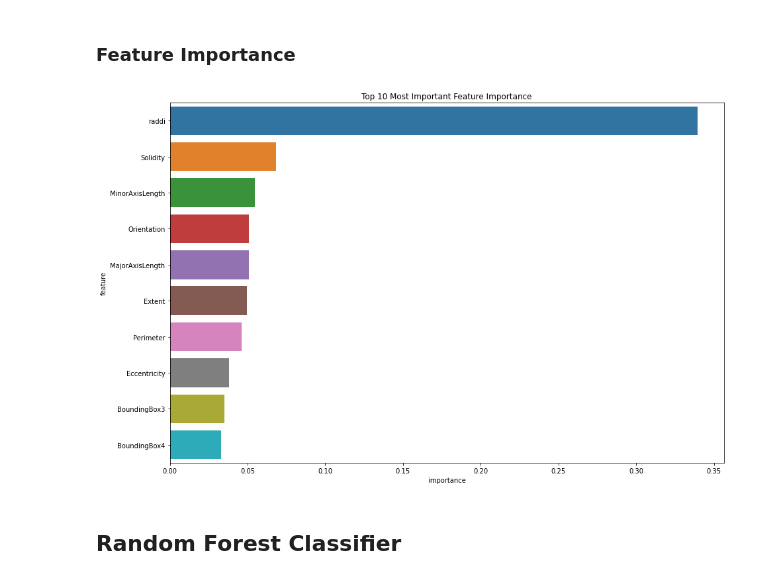
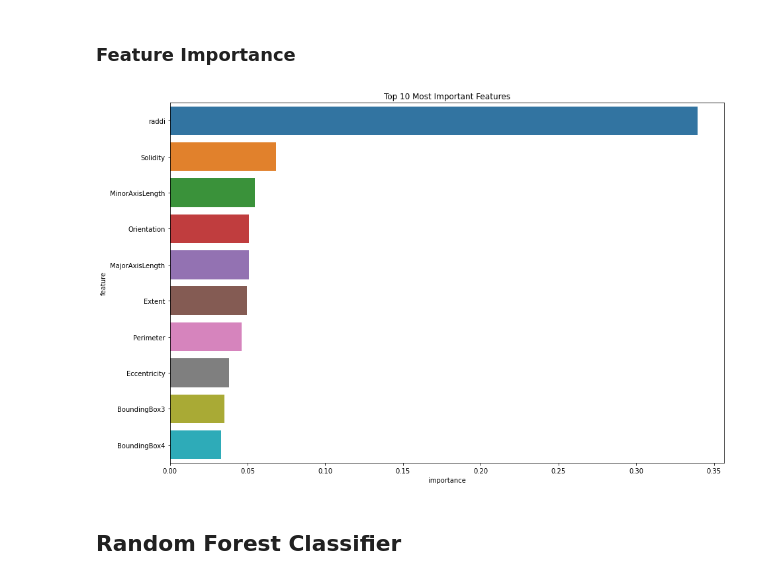
Before and after one commit to omjiverma/Microbes-Identification-with-Machine-Learning, a Jupyter notebook: Microbes Identification.ipynb, the cells around one changed output. Saved outputs shown, nothing was run; the diff lists cells and outputs as text; code cells hidden in the pictures.

```diff
--- a/Microbes Identification.ipynb
+++ b/Microbes Identification.ipynb
@@ -77,5 +82,5 @@ def model_scores(model, X_train,y_train, X_val, y_val, train=True):
 # %% [markdown]
 ## Data Import
 # %%
-raw_df = pd.read_csv('microbes.csv',index_col=0)
+df = pd.read_csv('microbes.csv',index_col=0)
 # %%
@@ -213,4 +248,3 @@ Text(0.5, 1.0, 'Correlation Matrix')
 # %%
-# Input and Target cols
-input_cols = raw_df.columns[:-1]
-target_col  = raw_df.columns[-1]
+input_cols = df.columns[:-1]
+target_col  = df.columns[-1]
@@ -217,4 +253,3 @@ target_col  = raw_df.columns[-1]
 # %%
-# Input and Target dataframe
-X = raw_df[input_cols]
-y = raw_df[target_col]
+X = df[input_cols]
+y = df[target_col]
@@ -477,10 +515,10 @@ importance_df = pd.DataFrame({
 }).sort_values('importance', ascending=False)
 # %%
 plt.figure(figsize=(15,10))
-plt.title('Top 10 Most Important Feature Importance')
+plt.title('Top 10 Most Important Features')
 sns.barplot(data=importance_df.head(10), x='importance', y='feature');
 # %% [output]
-[figure, old version]
+[figure, new version]
 # %% [markdown]
 ## Random Forest Classifier
 # %%
```
Also changed, not shown: parts of 39 cells of this notebook.
